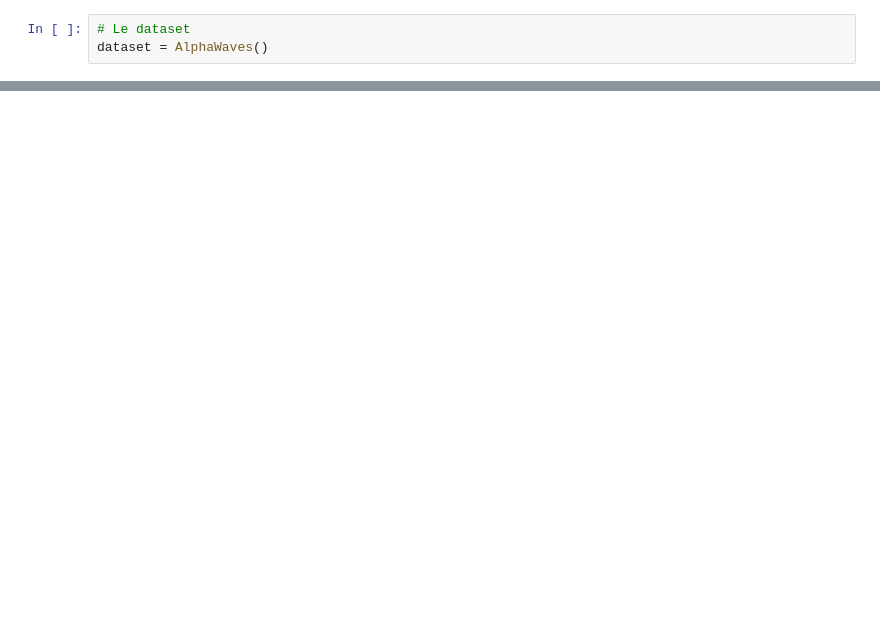
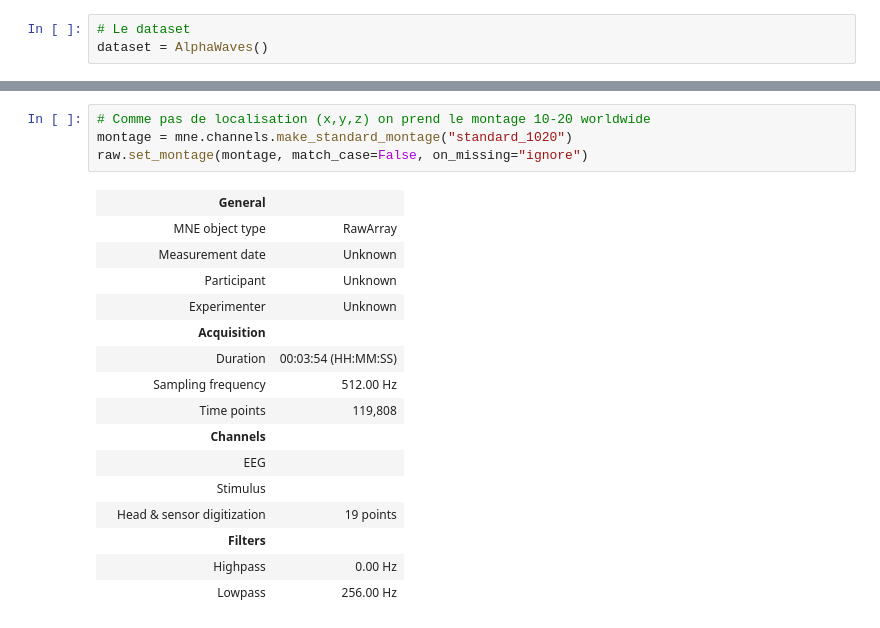
Before and after one commit to Coumess/EEG-DL, a Jupyter notebook: Alpha_fatigue.ipynb, the cells around one changed output, grey strips where cells are left out. Drawn from its saved outputs; the diff is of its cells as text; blank space fills up the shorter version.

```diff
--- a/Alpha_fatigue.ipynb
+++ b/Alpha_fatigue.ipynb
@@ -35,0 +38,21 @@ print(demog)
+# %%
+# Comme pas de localisation (x,y,z) on prend le montage 10-20 worldwide
+montage = mne.channels.make_standard_montage("standard_1020")
+raw.set_montage(montage, match_case=False, on_missing="ignore")
+# %% [output]
+|  | General |  |
+|  | MNE object type | RawArray |
+|  | Measurement date | Unknown |
+|  | Participant | Unknown |
+|  | Experimenter | Unknown |
+|  | Acquisition |  |
+|  | Duration | 00:03:54 (HH:MM:SS) |
+|  | Sampling frequency | 512.00 Hz |
+|  | Time points | 119,808 |
+|  | Channels |  |
+|  | EEG |  |
+|  | Stimulus |  |
+|  | Head & sensor digitization | 19 points |
+|  | Filters |  |
+|  | Highpass | 0.00 Hz |
+|  | Lowpass | 256.00 Hz |
```
Also changed, not shown: parts of 6 cells of this notebook.
